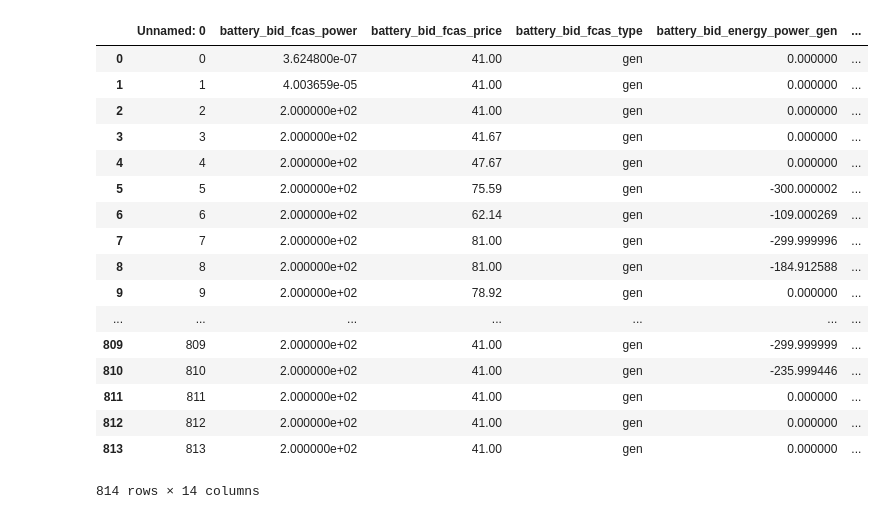
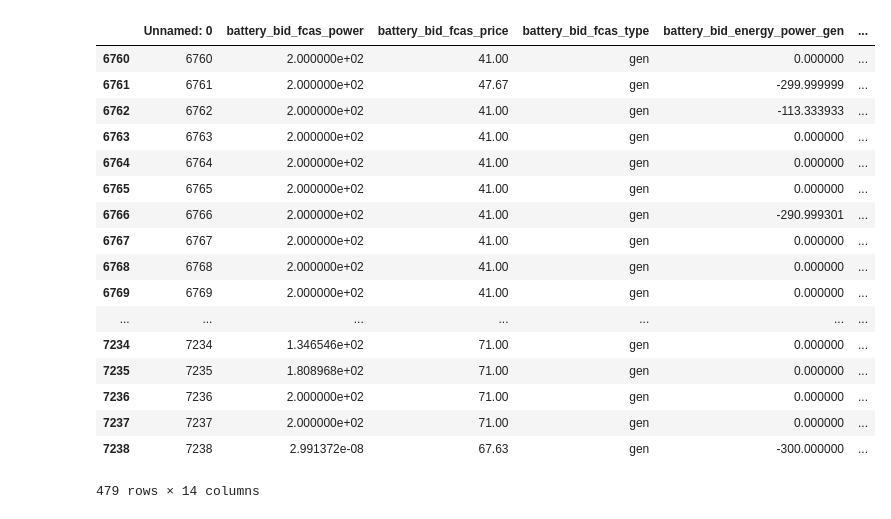
Before and after one commit to mathildebadoual/optimal_bidding, a Jupyter notebook: plot_results_mpc.ipynb, the cells around one changed output. Saved outputs shown, nothing was run; the diff lists cells and outputs as text; code cells hidden in the pictures.

```diff
--- a/plot_results_mpc.ipynb
+++ b/plot_results_mpc.ipynb
@@ -4,25 +4,39 @@ import numpy as np
 import matplotlib.pyplot as plt
 import plotly.graph_objects as go
 from plotly.subplots import make_subplots
-# %%
-results = pd.read_csv('mpc_results.csv')
-results
-# %% [output]
-|  | Unnamed: 0 | battery_bid_fcas_power | battery_bid_fcas_price | battery_bid_fcas_type | battery_bid_energy_power_gen | ... |
-| 0 | 0 | 3.624800e-07 | 41.00 | gen | 0.000000 | ... |
-| 1 | 1 | 4.003659e-05 | 41.00 | gen | 0.000000 | ... |
-| 2 | 2 | 2.000000e+02 | 41.00 | gen | 0.000000 | ... |
-| 3 | 3 | 2.000000e+02 | 41.67 | gen | 0.000000 | ... |
-| 4 | 4 | 2.000000e+02 | 47.67 | gen | 0.000000 | ... |
-| 5 | 5 | 2.000000e+02 | 75.59 | gen | -300.000002 | ... |
-| 6 | 6 | 2.000000e+02 | 62.14 | gen | -109.000269 | ... |
-| 7 | 7 | 2.000000e+02 | 81.00 | gen | -299.999996 | ... |
-| 8 | 8 | 2.000000e+02 | 81.00 | gen | -184.912588 | ... |
-| 9 | 9 | 2.000000e+02 | 78.92 | gen | 0.000000 | ... |
-| ... | ... | ... | ... | ... | ... | ... |
-| 809 | 809 | 2.000000e+02 | 41.00 | gen | -299.999999 | ... |
-| 810 | 810 | 2.000000e+02 | 41.00 | gen | -235.999446 | ... |
-| 811 | 811 | 2.000000e+02 | 41.00 | gen | 0.000000 | ... |
-| 812 | 812 | 2.000000e+02 | 41.00 | gen | 0.000000 | ... |
-| 813 | 813 | 2.000000e+02 | 41.00 | gen | 0.000000 | ... |
-814 rows × 14 columns
+# %%
+results = pd.read_csv('mpc_results.csv')
+results['timestamp'] = pd.to_datetime(results['timestamp'])
+
+start = pd.Timestamp(year=2018,
+                     month=10,
+                     day=20,
+                     hour=0,
+                     minute=0)
+end = pd.Timestamp(year=2018,
+                     month=10,
+                     day=30,
+                     hour=0,
+                     minute=0)
+
+results = results[(results['timestamp'] > start) & (results['timestamp'] < end)]
+results
+# %% [output]
+|  | Unnamed: 0 | battery_bid_fcas_power | battery_bid_fcas_price | battery_bid_fcas_type | battery_bid_energy_power_gen | ... |
+| 6760 | 6760 | 2.000000e+02 | 41.00 | gen | 0.000000 | ... |
+| 6761 | 6761 | 2.000000e+02 | 47.67 | gen | -299.999999 | ... |
+| 6762 | 6762 | 2.000000e+02 | 41.00 | gen | -113.333933 | ... |
+| 6763 | 6763 | 2.000000e+02 | 41.00 | gen | 0.000000 | ... |
+| 6764 | 6764 | 2.000000e+02 | 41.00 | gen | 0.000000 | ... |
+| 6765 | 6765 | 2.000000e+02 | 41.00 | gen | 0.000000 | ... |
+| 6766 | 6766 | 2.000000e+02 | 41.00 | gen | -290.999301 | ... |
+| 6767 | 6767 | 2.000000e+02 | 41.00 | gen | 0.000000 | ... |
+| 6768 | 6768 | 2.000000e+02 | 41.00 | gen | 0.000000 | ... |
+| 6769 | 6769 | 2.000000e+02 | 41.00 | gen | 0.000000 | ... |
+| ... | ... | ... | ... | ... | ... | ... |
+| 7234 | 7234 | 1.346546e+02 | 71.00 | gen | 0.000000 | ... |
+| 7235 | 7235 | 1.808968e+02 | 71.00 | gen | 0.000000 | ... |
+| 7236 | 7236 | 2.000000e+02 | 71.00 | gen | 0.000000 | ... |
+| 7237 | 7237 | 2.000000e+02 | 71.00 | gen | 0.000000 | ... |
+| 7238 | 7238 | 2.991372e-08 | 67.63 | gen | -300.000000 | ... |
+479 rows × 14 columns
```
Also changed, not shown: parts of 5 cells of this notebook, 8 other files.
